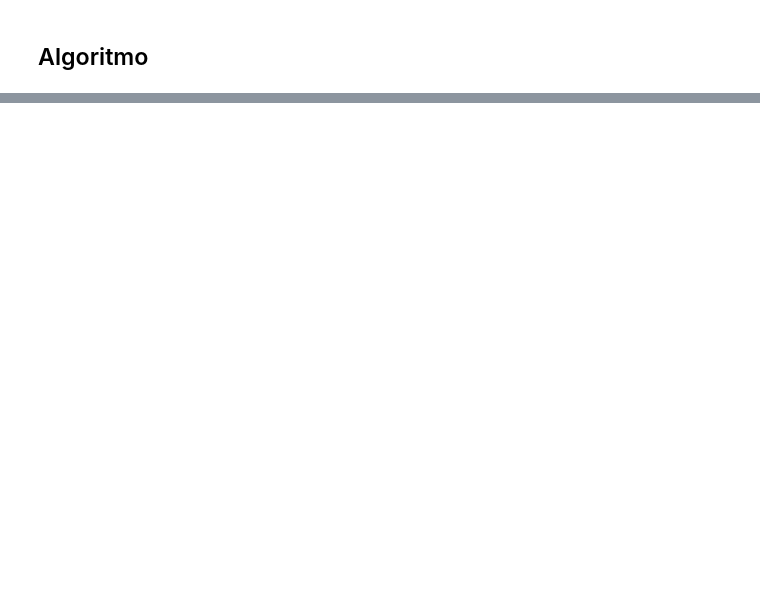
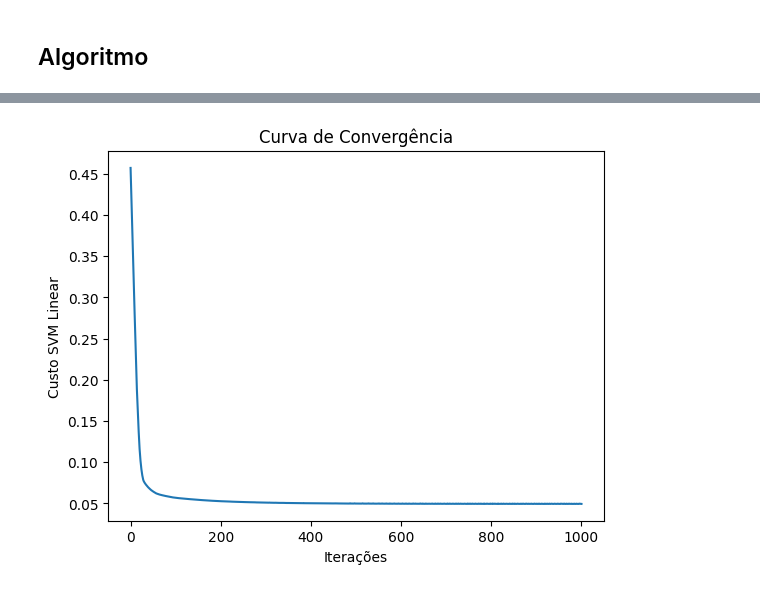
Before and after one commit to codeestefane/algoritmos-machine-learning, a Jupyter notebook: svm.ipynb, the cells around one changed output, grey strips where cells are left out. Cells and saved outputs as stored; diff of their text form; code cells hidden in the pictures; blank space fills up the shorter version.

```diff
--- a/svm.ipynb
+++ b/svm.ipynb
@@ -54,3 +54,6 @@ treinamento = verifica_features_categoricas(treinamento, encoders)
 teste = verifica_features_categoricas(teste, encoders)
 # %%
 x_treinamento, x_teste = treinamento.iloc[:, :-1].values, teste.iloc[:, :-1].values
+# %%
+normalizador = MinMaxScaler()
+normalizador.fit(x_treinamento)
@@ -57,3 +62,5 @@ x_treinamento, x_teste = treinamento.iloc[:, :-1].values, teste.iloc[:, :-1].val
+# %%
+x_treinamento, x_teste = normalizador.transform(x_treinamento), normalizador.transform(x_teste)
 # %%
 y_treinamento, y_teste = treinamento.iloc[:, -1].values, teste.iloc[:, -1].values
 # %% [markdown]
@@ -134 +170,5 @@ F1-Score: 94.02%
 ============================================
+# %%
+svm.curva_convergencia()
+# %% [output]
+[figure, added]
```
Also changed, not shown: parts of 5 cells of this notebook.
